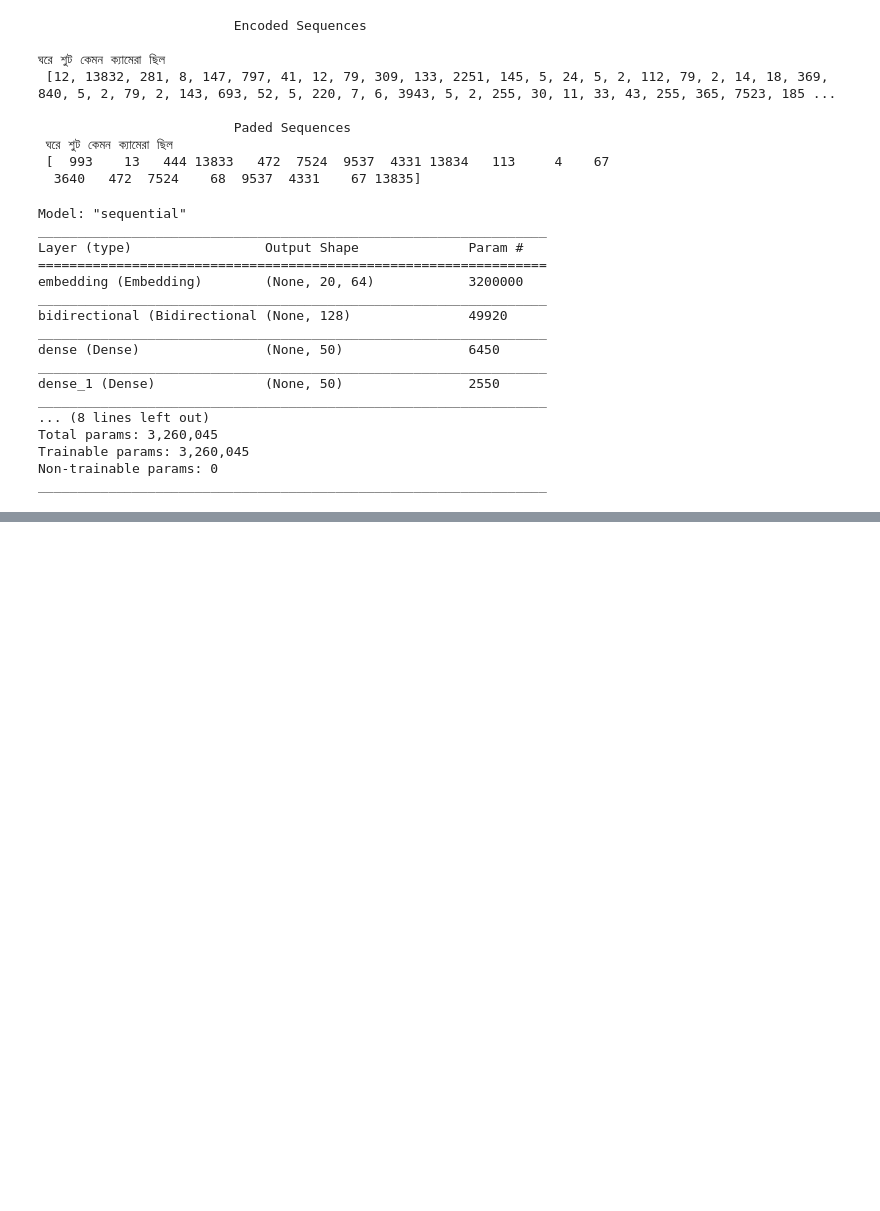
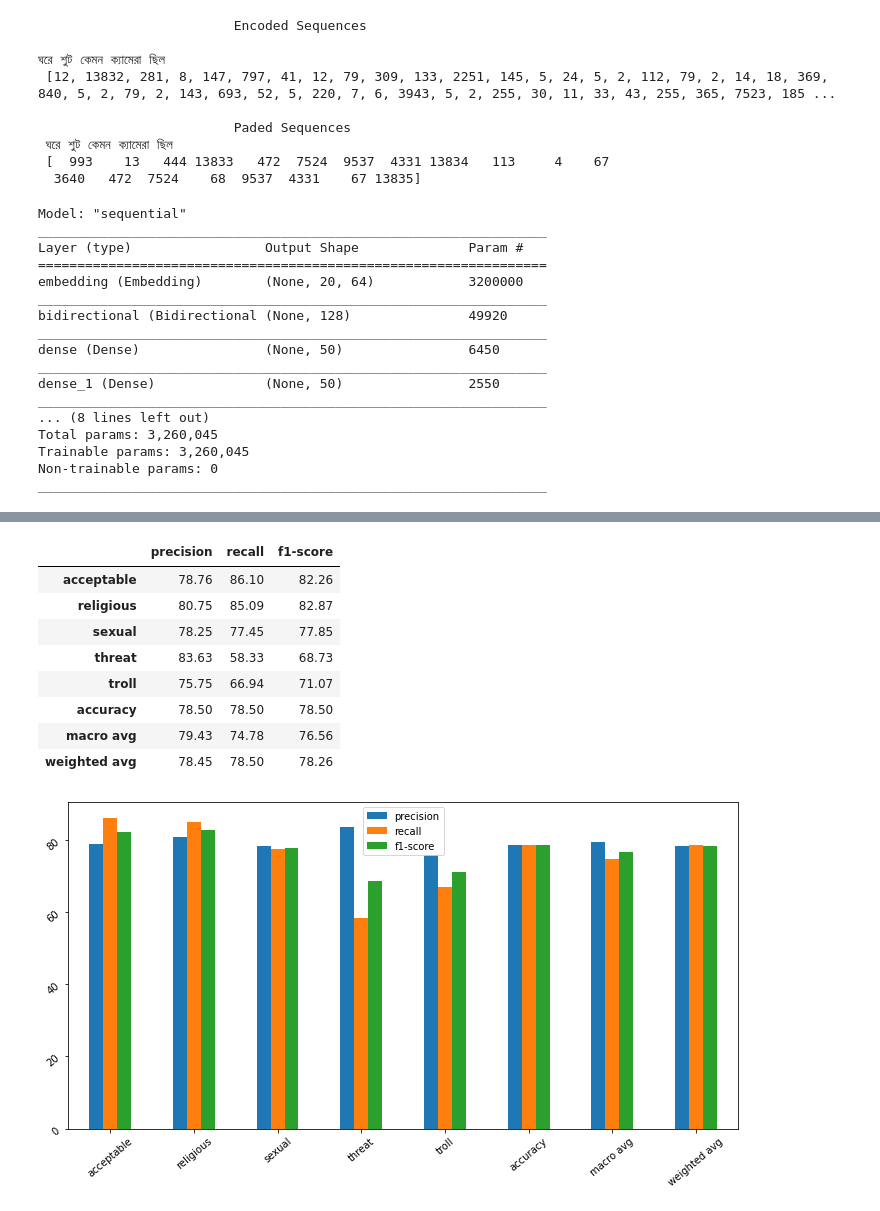
Before and after one commit to rezaul-h/Multi-class-sentiment-analysis-on-bangali-language-, a Jupyter notebook: BiGru.ipynb, the cells around one changed output, grey strips where cells are left out. Drawn from its saved outputs; the diff is of its cells as text; code cells hidden in the pictures; blank space fills up the shorter version.

```diff
--- a/BiGru.ipynb
+++ b/BiGru.ipynb
@@ -357,5 +356,16 @@ plt.show()
 # %%
-report = pd.DataFrame(classification_report(y_true = testing_label_seq, y_pred = y_pred, output_dict=True)).transpose()
-report = report.rename(index={'0': 'acceptable','1':'troll','2':'sexual','3':'religious','4':'threat'})
-report[['precision','recall','f1-score']]=report[['precision','recall','f1-score']].apply(lambda x: round(x*100,2))
-report
+#Report generation
+
+def report_generate(pred,classfier,directory,filename):
+  report = pd.DataFrame(classification_report(y_true = testing_label_seq, y_pred = pred, output_dict=True)).transpose()
+  report = report.rename(index={'0': 'acceptable','1':'religious','2':'sexual','3':'threat','4':'troll'})
+  report[['precision','recall','f1-score']]=report[['precision','recall','f1-score']].apply(lambda x: round(x*100,2))
+  report=report.drop(["support"],axis=1)
+  columns = ['precision','recall','f1-score']
+  report.columns = columns
+  plt = report.plot(kind='bar',figsize=(12,6))
+
+  plot=plt.tick_params(rotation=40)
+  plt.figure.savefig("/content/drive/MyDrive/Colab Notebooks/multi class bangla sentiment analysis/visualization/result_analysis/"+directory+"/"+filename+".png")
+
+  return plot,report
@@ -371,0 +382,14 @@ report
+# %%
+GRUreport=report_generate(y_pred,"Bidirectional GRU","BiGru","Bi_Gru_report")
+GRUreport[1]
+# %% [output]
+|  | precision | recall | f1-score |
+| acceptable | 78.76 | 86.10 | 82.26 |
+| religious | 80.75 | 85.09 | 82.87 |
+| sexual | 78.25 | 77.45 | 77.85 |
+| threat | 83.63 | 58.33 | 68.73 |
+| troll | 75.75 | 66.94 | 71.07 |
+| accuracy | 78.50 | 78.50 | 78.50 |
+| macro avg | 79.43 | 74.78 | 76.56 |
+| weighted avg | 78.45 | 78.50 | 78.26 |
+[figure, added]
```
Also changed, not shown: parts of 13 cells of this notebook, 16 other files.
